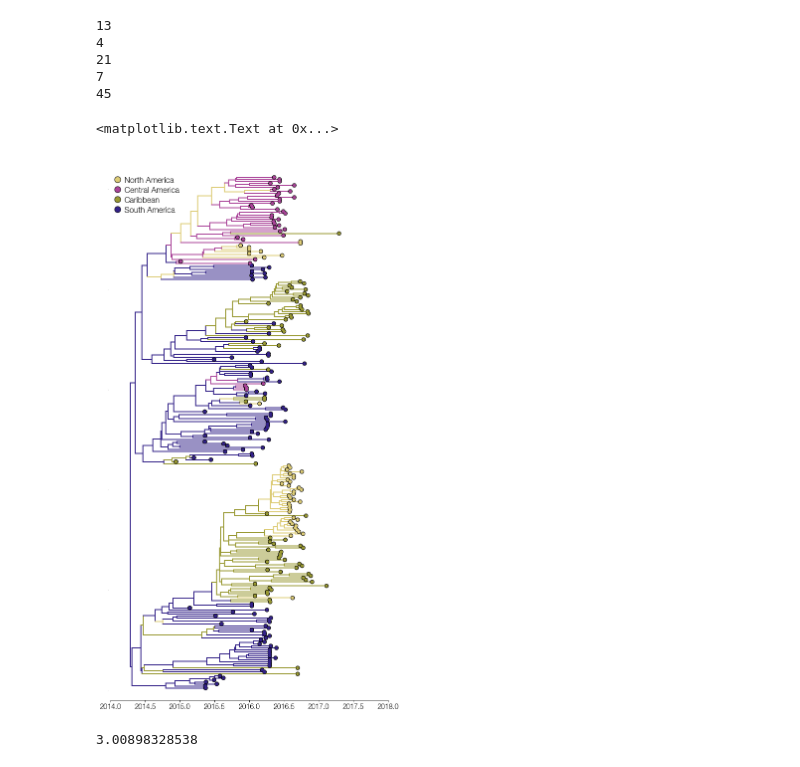
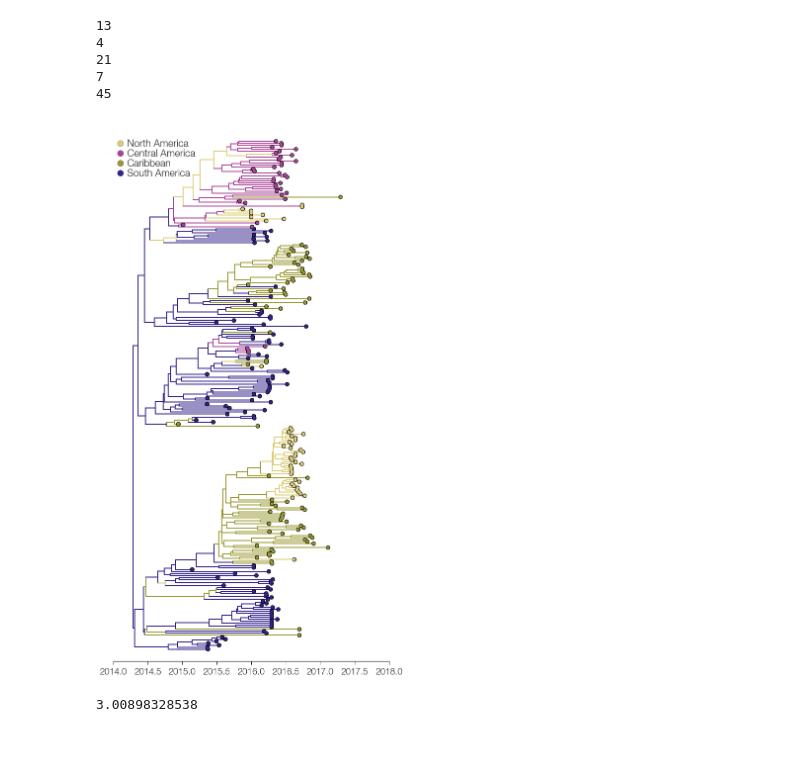
Before and after one commit to blab/zika-usvi, a Jupyter notebook: scripts/tree-plotting.ipynb, the cells around one changed output. Drawn from its saved outputs; the diff is of its cells as text; code cells hidden in the pictures.

Commit message:
plotting script updates

```diff
--- a/scripts/tree-plotting.ipynb
+++ b/scripts/tree-plotting.ipynb
@@ -238,40 +260,43 @@ for k in linked_list.Objects:
             color = centralAmcolor
         elif k.name.split('|')[3] in carib:
             color = caribColor
         s=50-10*k.height/linked_list.treeHeight #size to draw the circle
         ax.scatter(x,y,s=s,facecolor=color,edgecolor='none',zorder=11) ## plot circle for every tip
         ax.scatter(x,y,s=s+0.8*s,facecolor='k',edgecolor='none',zorder=10) ## plot black circle underneath
 
     elif isinstance(k,bt.node) or k.branchType=='node': ## if node...
         ax.plot([x,x],[k.children[0].y,k.children[1].y],lw=branchWidth,color=color,ls='-',zorder=9) # x to x, these are the vertical branches
 
     ax.plot([xp,x],[y,y],lw=branchWidth,color=color,ls='-',zorder=9)
 
 #Remove lines from sides of plot that I don't like
 ax.spines['top'].set_visible(False)
 ax.spines['right'].set_visible(False)
 ax.spines['left'].set_visible(False)
 #ax.spines['bottom'].set_visible(False)
 
 ax.tick_params(axis='y',labelsize=0,size=0)
-ax.tick_params(axis='top',labelsize=0,size=0)
+ax.tick_params(axis='x',labelsize=18,size=0)
 
 ax.set_xlim(2014,2018)
 ax.set_ylim(-5,len(linked_list.Objects)/2+10)
 
 #make legend
 ax.scatter(2014.1,255,s=150,facecolor=northAmcolor,edgecolor='black',zorder=10) ## plot circle for node
 ax.scatter(2014.1,250,s=150,facecolor=centralAmcolor,edgecolor='black',zorder=10) ## plot black circle underneath
 ax.scatter(2014.1,245,s=150,facecolor=caribColor,edgecolor='black',zorder=10) ## plot circle for node
 ax.scatter(2014.1,240,s=150,facecolor=southAmcolor,edgecolor='black',zorder=10) ## plot circle for node
 
-ax.text(2014.2,253.5, 'North America', size=16)
-ax.text(2014.2,248.5, 'Central America', size=16)
-ax.text(2014.2,243.5, 'Caribbean', size=16)
-ax.text(2014.2,238.5, 'South America', size=16)
+ax.text(2014.2,253.5, 'North America', size=20)
+ax.text(2014.2,248.5, 'Central America', size=20)
+ax.text(2014.2,243.5, 'Caribbean', size=20)
+ax.text(2014.2,238.5, 'South America', size=20)
+
+ax.tick_params(axis='x',labelsize=18, which='major', width=1, size=7)
+
+plt.savefig('/Users/alliblk/Desktop/gitrepos/zika-usvi/figures/americas_tree.png')
 # %% [output]
-<matplotlib.text.Text at 0x...>
-[figure, old version]
+[figure, new version]
 # %%
 #here's how to make plotting in absolute time scale work!
 #note there's a bit of weirdness because k.x is counted up from root = 0, not the difference in age to the youngest tip
```
Also changed, not shown: parts of 14 cells of this notebook, 1 other file.
